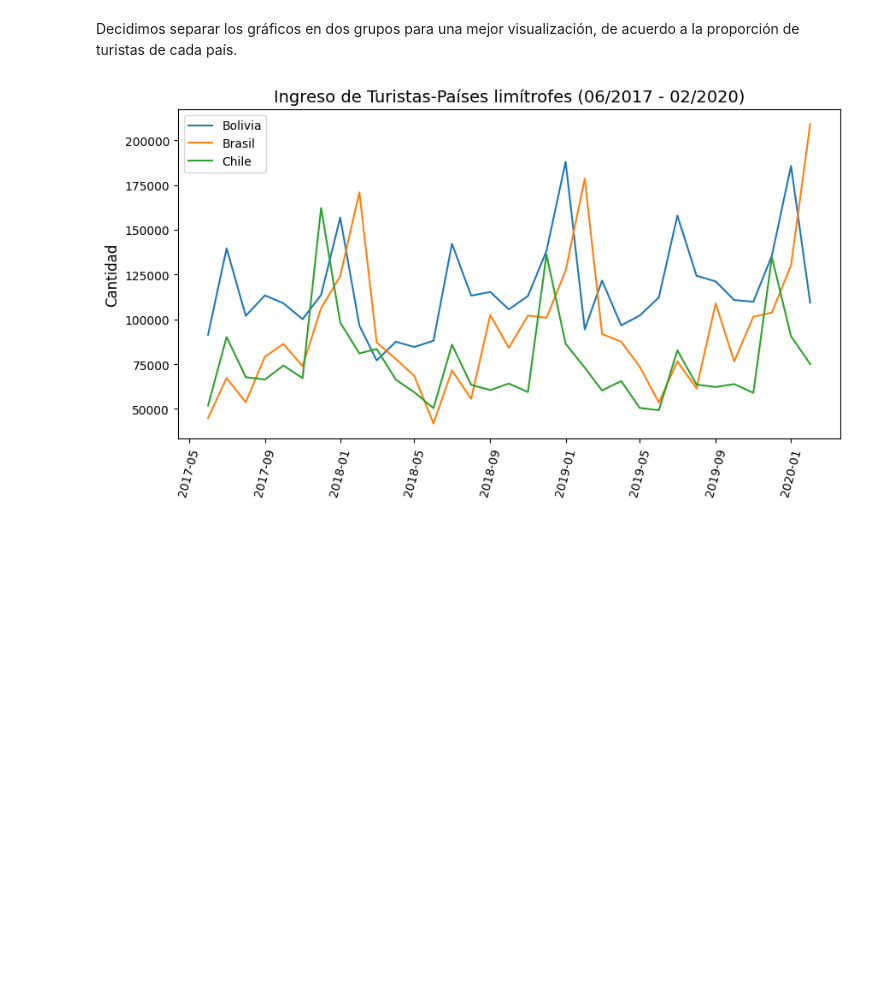
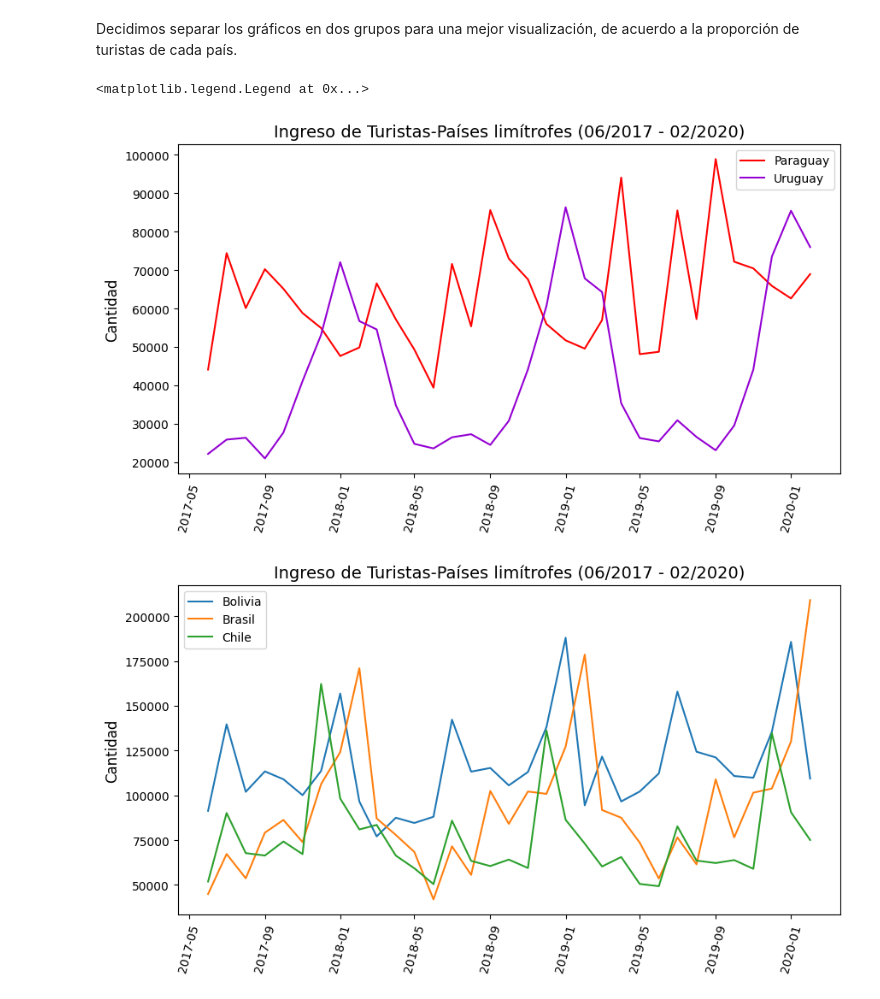
Before and after one commit to Isaiasgaray/fundamentos_tp, a Jupyter notebook: tp1/ejercicio_2/ejercicio2.ipynb, the cells around one changed output. Drawn from its saved outputs; the diff is of its cells as text; code cells hidden in the pictures; blank space fills up the shorter version.

```diff
--- a/tp1/ejercicio_2/ejercicio2.ipynb
+++ b/tp1/ejercicio_2/ejercicio2.ipynb
@@ -296,6 +296,26 @@ plt.savefig('grafico_turistas.png', bbox_inches = 'tight')
 [figure]
 # %% [markdown]
 Decidimos separar los gráficos en dos grupos para una mejor visualización, de acuerdo a la proporción de turistas de cada país.
+# %%
+plt.figure(figsize = (10,5))
+
+plt.plot(turista_cambio.fecha_mensual,
+         turista_cambio.paraguay, label='Paraguay',
+         color='red')
+
+plt.plot(turista_cambio.fecha_mensual,turista_cambio.uruguay,
+         label='Uruguay',
+         color='darkviolet')
+
+plt.xticks(rotation = 75,fontsize=10)
+plt.yticks(fontsize=10)
+plt.ylabel('Cantidad', fontsize=12)
+plt.title('Ingreso de Turistas-Países limítrofes (06/2017 - 02/2020)',
+           fontsize=14)
+plt.legend()
+# %% [output]
+<matplotlib.legend.Legend at 0x...>
+[figure, added]
 # %%
 plt.figure(figsize = (10,5))
 plt.plot(turista_cambio.fecha_mensual, turista_cambio.bolivia, label = 'Bolivia')
```
Also changed, not shown: parts of 4 cells of this notebook, 2 other files.
